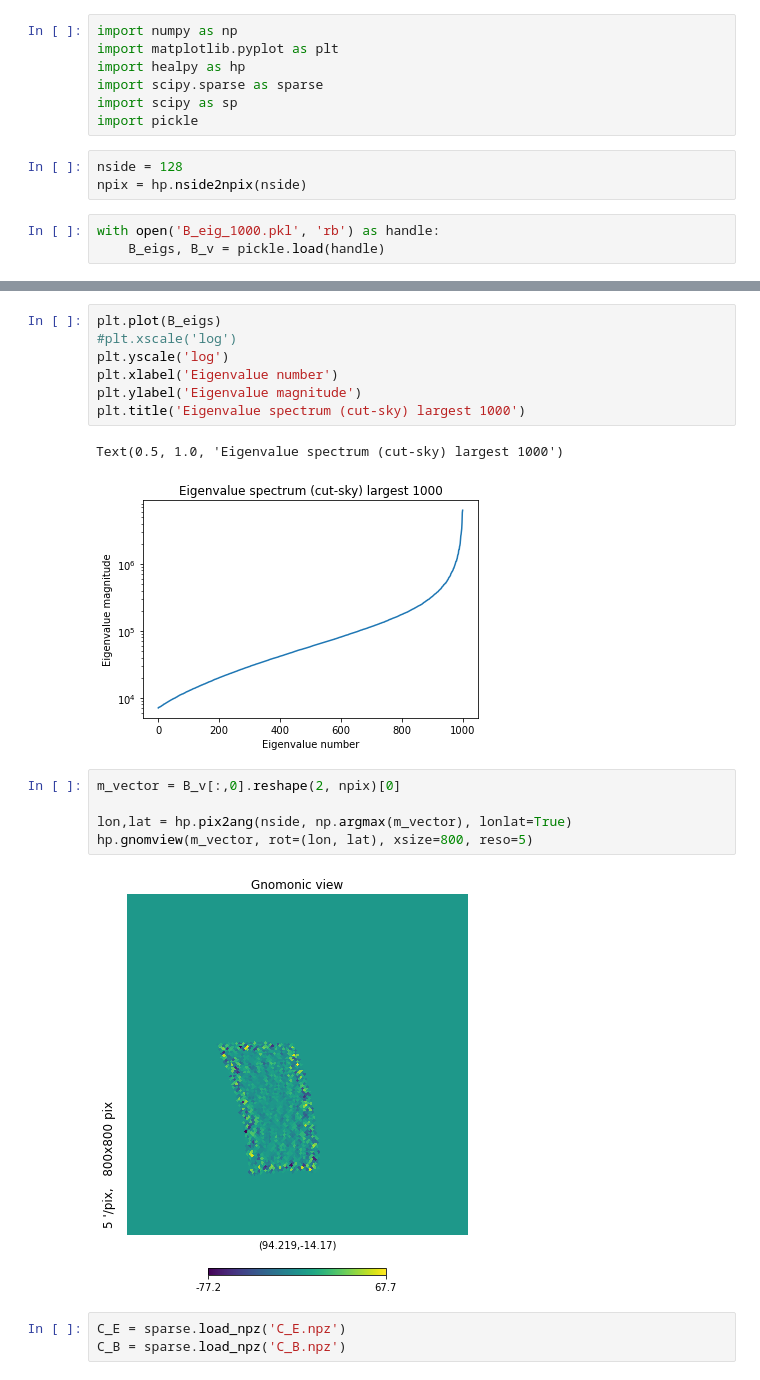
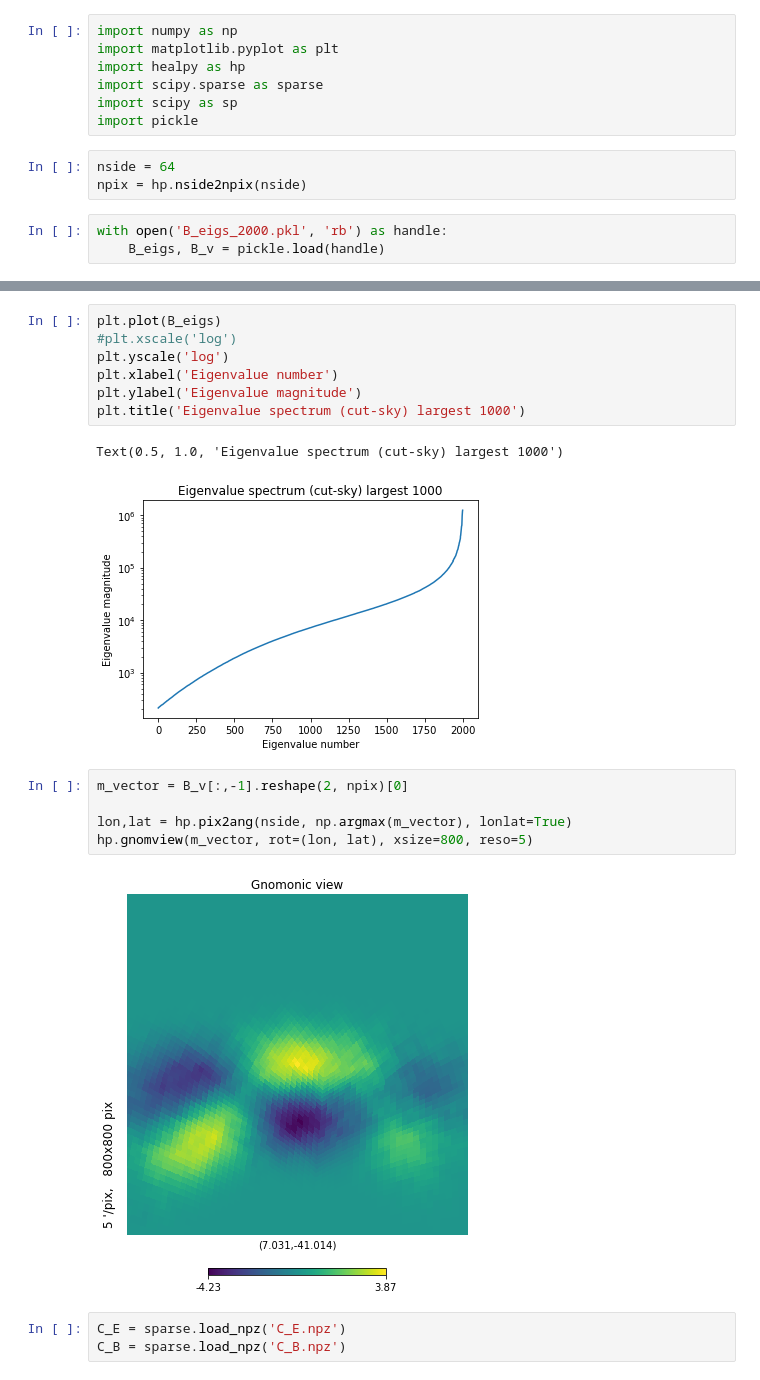
Before and after one commit to catyz/matrix, a Jupyter notebook: covariance_testing.ipynb, the cells around one changed output, grey strips where cells are left out. Saved outputs shown, nothing was run; the diff lists cells and outputs as text.

```diff
--- a/covariance_testing.ipynb
+++ b/covariance_testing.ipynb
@@ -6,10 +6,10 @@ import scipy.sparse as sparse
 import scipy as sp
 import pickle
 # %%
-nside = 128
+nside = 64
 npix = hp.nside2npix(nside)
 # %%
-with open('B_eig_1000.pkl', 'rb') as handle:
+with open('B_eigs_2000.pkl', 'rb') as handle:
     B_eigs, B_v = pickle.load(handle)
 # %%
 len(np.where(B_v[:,0]>1e-10)[0])
@@ -24,14 +28,14 @@ plt.ylabel('Eigenvalue magnitude')
 plt.title('Eigenvalue spectrum (cut-sky) largest 1000')
 # %% [output]
 Text(0.5, 1.0, 'Eigenvalue spectrum (cut-sky) largest 1000')
-[figure, old version]
+[figure, new version]
 # %%
-m_vector = B_v[:,0].reshape(2, npix)[0]
+m_vector = B_v[:,-1].reshape(2, npix)[0]
 
 lon,lat = hp.pix2ang(nside, np.argmax(m_vector), lonlat=True)
 hp.gnomview(m_vector, rot=(lon, lat), xsize=800, reso=5)
 # %% [output]
-[figure, old version]
+[figure, new version]
 # %%
 C_E = sparse.load_npz('C_E.npz')
 C_B = sparse.load_npz('C_B.npz')
```
Also changed, not shown: parts of 2 cells of this notebook, 18 other files.
